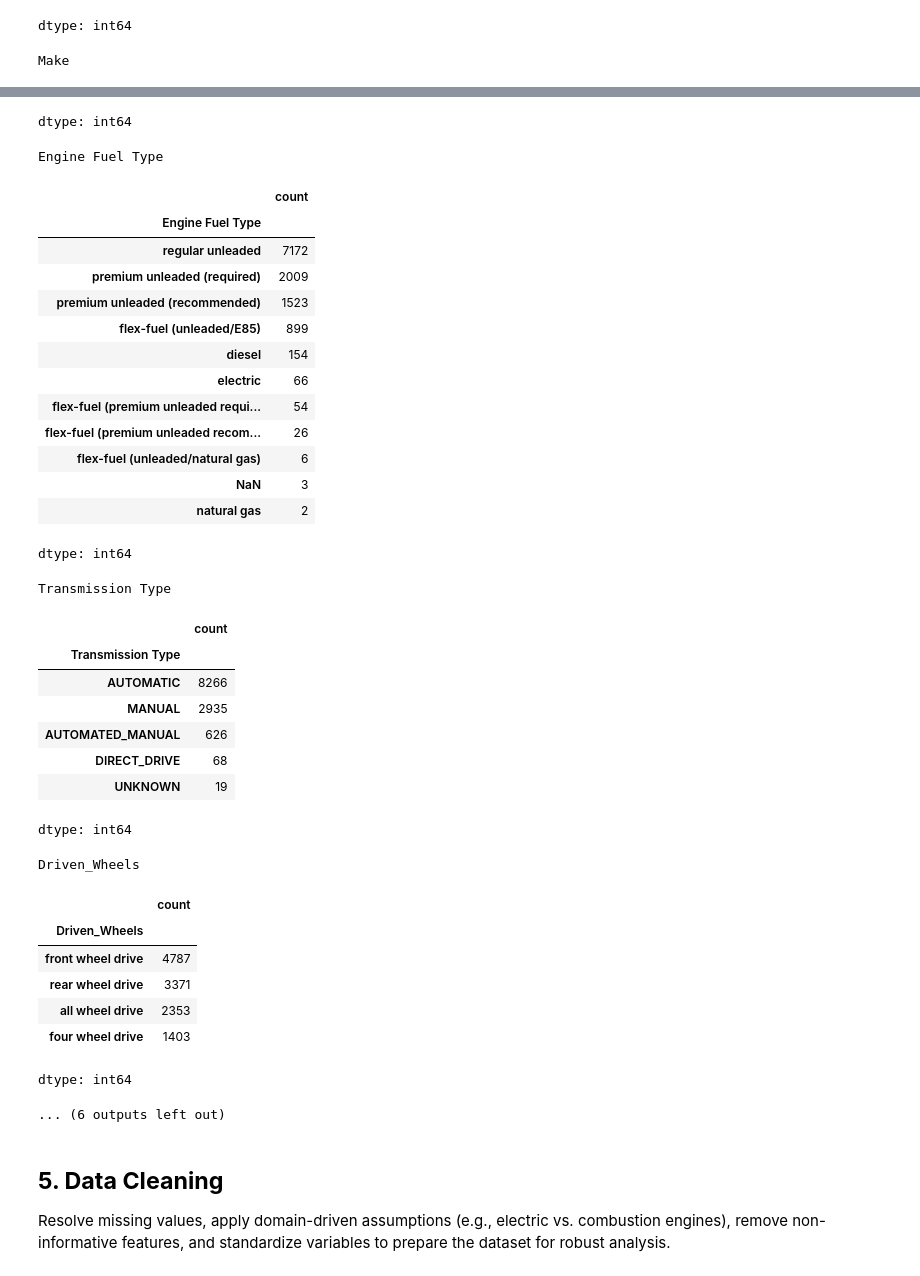
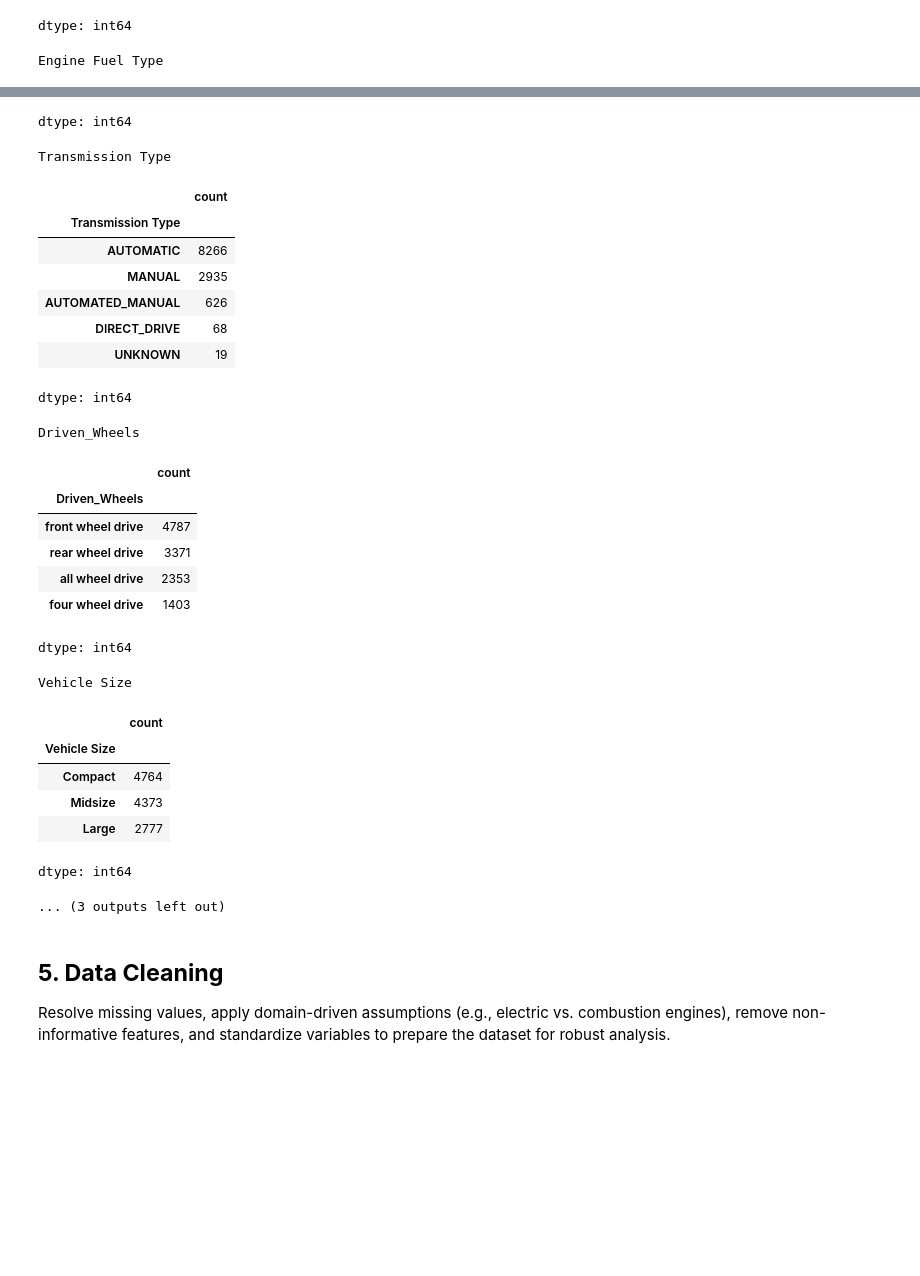
Before and after one commit to t-jor/car-market-analysis, a Jupyter notebook: notebooks/car_market_analysis.ipynb, the cells around one changed output, grey strips where cells are left out. Drawn from its saved outputs; the diff is of its cells as text; code cells hidden in the pictures; blank space fills up the shorter version.

```diff
--- a/notebooks/car_market_analysis.ipynb
+++ b/notebooks/car_market_analysis.ipynb
@@ -188,9 +188,9 @@ df_car_raw.nunique()
 dtype: int64
 # %%
 # Quick overview of categories (top values)
-for col in ["Make", "Engine Fuel Type", "Transmission Type", "Driven_Wheels", "Vehicle Size", "Vehicle Style"]:
+for col in ["Engine Fuel Type", "Transmission Type", "Driven_Wheels", "Vehicle Size", "Vehicle Style"]:
     print(f"\n{col}")
     display(df_car_raw[col].value_counts(dropna=False))
 # %% [output]
-Make
+Engine Fuel Type
 |  | count |
@@ -214,37 +209,29 @@ Make
 dtype: int64
-Engine Fuel Type
+Transmission Type
 |  | count |
-| Engine Fuel Type |  |
-| regular unleaded | 7172 |
-| premium unleaded (required) | 2009 |
-| premium unleaded (recommended) | 1523 |
-| flex-fuel (unleaded/E85) | 899 |
-| diesel | 154 |
-| electric | 66 |
-| flex-fuel (premium unleaded requi... | 54 |
-| flex-fuel (premium unleaded recom... | 26 |
-| flex-fuel (unleaded/natural gas) | 6 |
-| NaN | 3 |
-| natural gas | 2 |
+| Transmission Type |  |
+| AUTOMATIC | 8266 |
+| MANUAL | 2935 |
+| AUTOMATED_MANUAL | 626 |
+| DIRECT_DRIVE | 68 |
+| UNKNOWN | 19 |
 dtype: int64
-Transmission Type
+Driven_Wheels
 |  | count |
-| Transmission Type |  |
-| AUTOMATIC | 8266 |
-| MANUAL | 2935 |
-| AUTOMATED_MANUAL | 626 |
-| DIRECT_DRIVE | 68 |
-| UNKNOWN | 19 |
+| Driven_Wheels |  |
+| front wheel drive | 4787 |
+| rear wheel drive | 3371 |
+| all wheel drive | 2353 |
+| four wheel drive | 1403 |
 dtype: int64
-Driven_Wheels
+Vehicle Size
 |  | count |
-| Driven_Wheels |  |
-| front wheel drive | 4787 |
-| rear wheel drive | 3371 |
-| all wheel drive | 2353 |
-| four wheel drive | 1403 |
+| Vehicle Size |  |
+| Compact | 4764 |
+| Midsize | 4373 |
+| Large | 2777 |
 dtype: int64
-... (6 outputs left out)
+... (3 outputs left out)
 # %% [markdown]
 ## **5. Data Cleaning**
 Resolve missing values, apply domain-driven assumptions (e.g., electric vs. combustion engines), remove non-informative features, and standardize variables to prepare the dataset for robust analysis.
```
Also changed, not shown: parts of 1 cell of this notebook.
